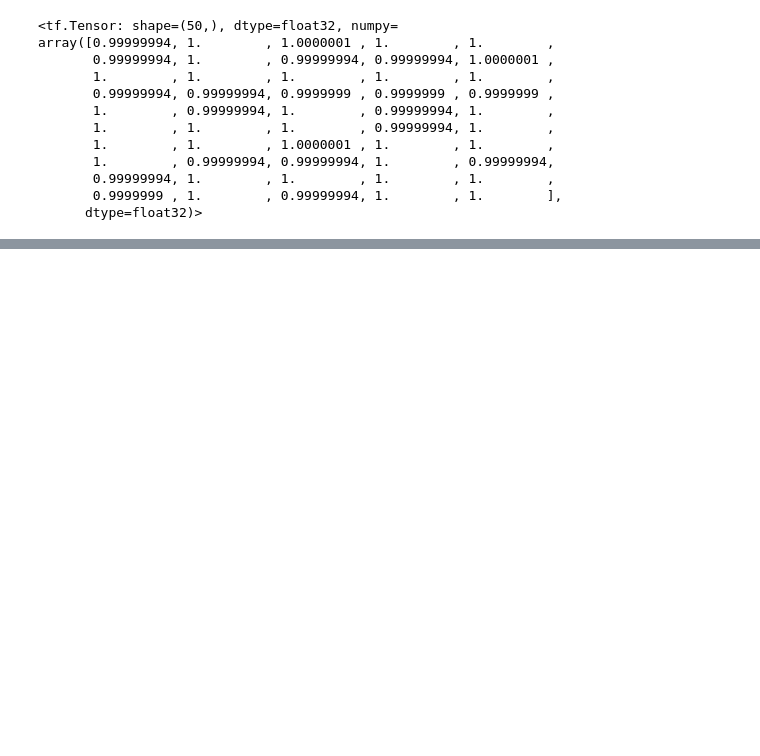
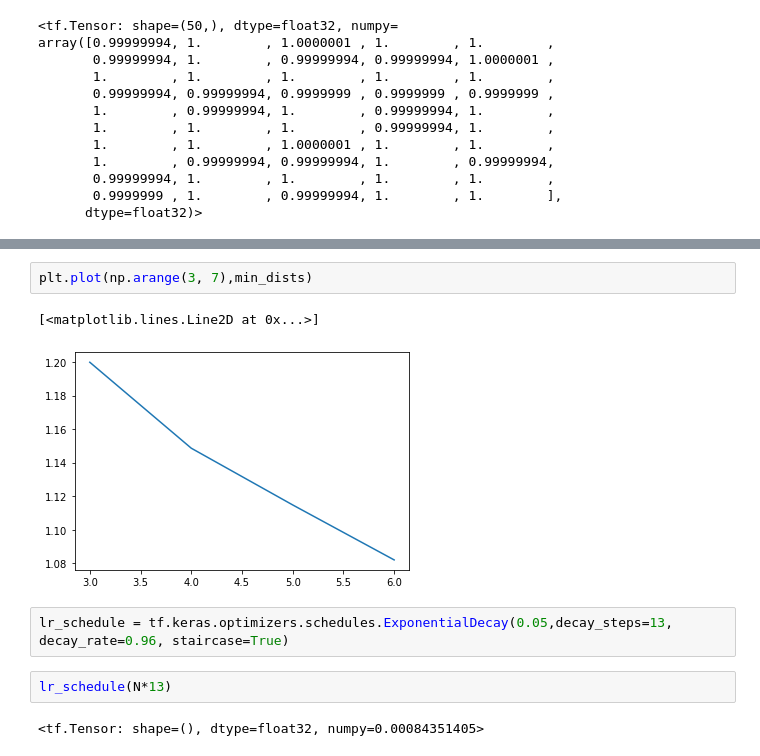
Before and after one commit to deepakduggirala/cv-project, a Jupyter notebook: siamese/custom_metrics.ipynb, the cells around one changed output, grey strips where cells are left out. Cells and saved outputs as stored; diff of their text form; blank space fills up the shorter version.

```diff
--- a/siamese/custom_metrics.ipynb
+++ b/siamese/custom_metrics.ipynb
@@ -266,0 +342,11 @@ array([0.99999994, 1.        , 1.0000001 , 1.        , 1.        ,
+# %%
+plt.plot(np.arange(3, 7),min_dists)
+# %% [output]
+[<matplotlib.lines.Line2D at 0x...>]
+[figure, added]
+# %%
+lr_schedule = tf.keras.optimizers.schedules.ExponentialDecay(0.05,decay_steps=13, decay_rate=0.96, staircase=True)
+# %%
+lr_schedule(N*13)
+# %% [output]
+<tf.Tensor: shape=(), dtype=float32, numpy=0.00084351405>
```
Also changed, not shown: parts of 21 cells of this notebook, 12 other files.
